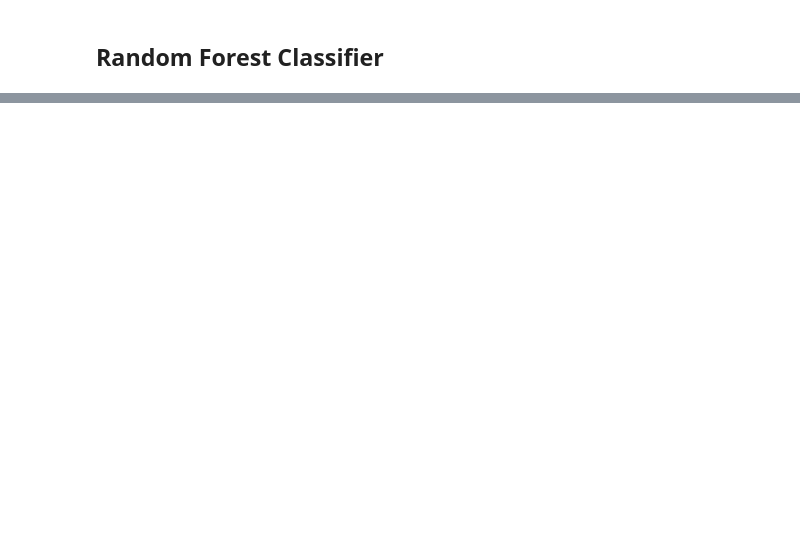
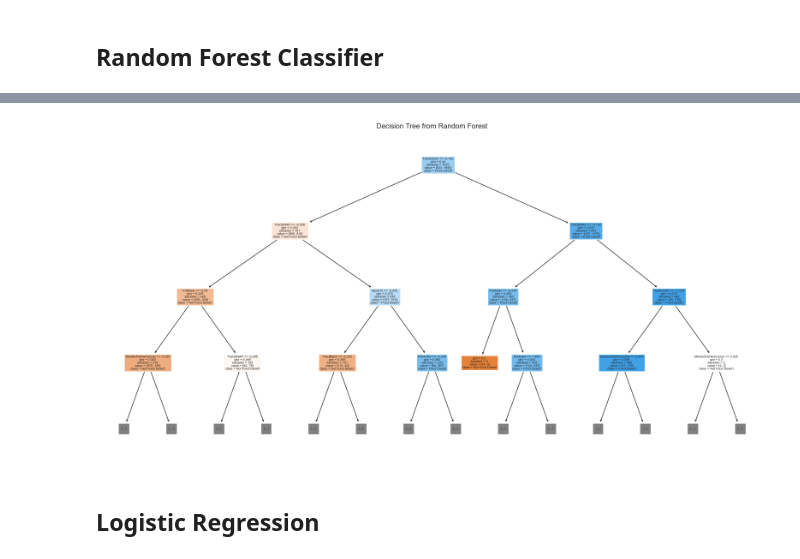
Before and after one commit to KyeraFrancis/Food_Desert_GeoAI, a Jupyter notebook: notebooks/EDA.ipynb, the cells around one changed output, grey strips where cells are left out. Saved outputs shown, nothing was run; the diff lists cells and outputs as text; code cells hidden in the pictures; blank space fills up the shorter version.

```diff
--- a/notebooks/EDA.ipynb
+++ b/notebooks/EDA.ipynb
@@ -328,0 +460,12 @@ plot_feature_comparison('PctSeniors', 'Comparison of Senior Population', 'Percen
+# %%
+rfc = model.named_steps['classifier']
+estimator = rfc.estimators_[0]
+
+plt.figure(figsize=(20,10))
+plot_tree(estimator, filled=True, feature_names=X.columns, class_names=['Not Food Desert', 'Food Desert'], max_depth=3)
+plt.title("Decision Tree from Random Forest")
+plt.show()
+# %% [output]
+[figure, added]
+# %% [markdown]
+## Logistic Regression
```
Also changed, not shown: parts of 18 cells of this notebook.
